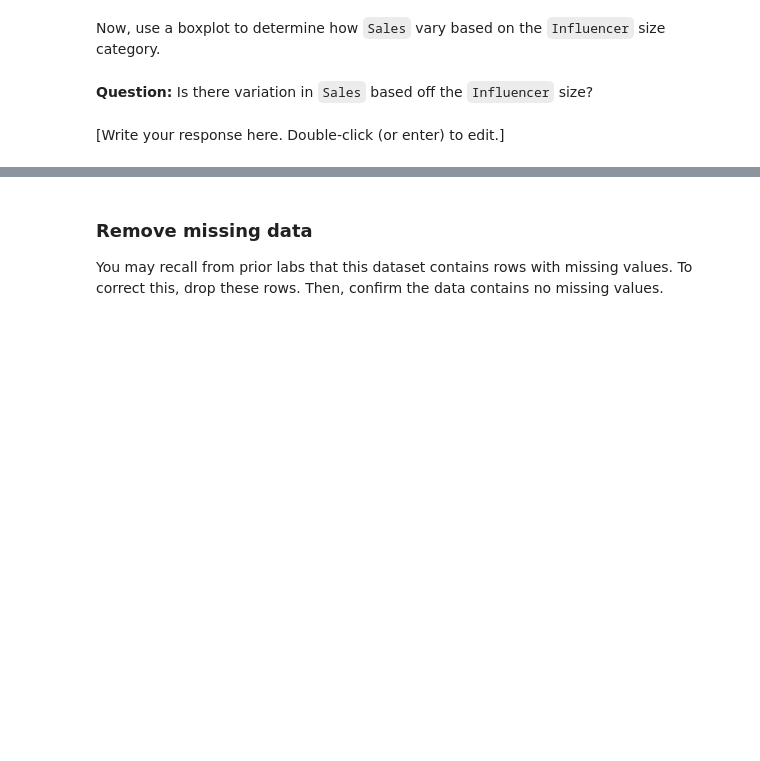
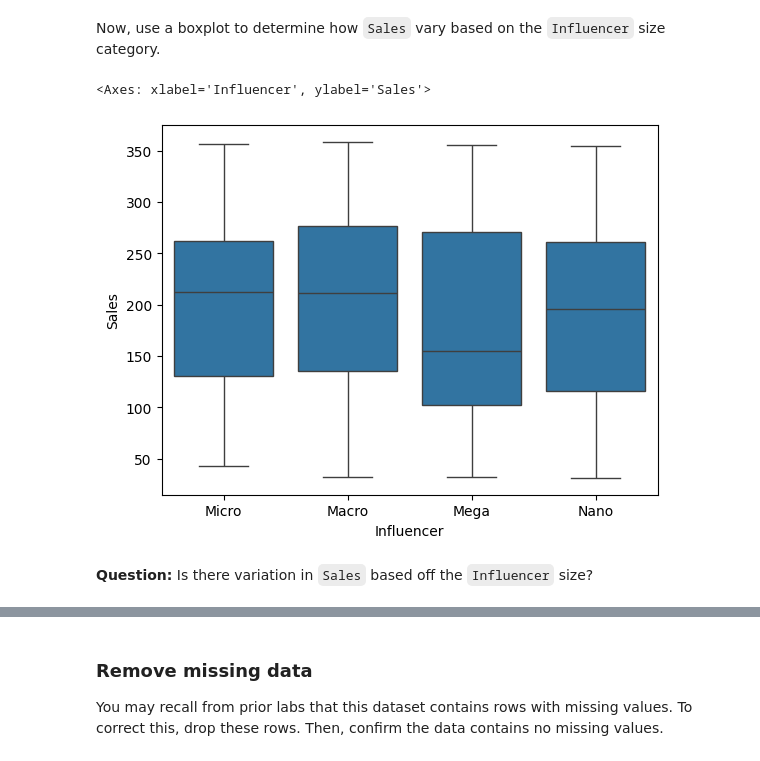
Before and after one commit to Cyberoctane29/Python-For-Data-Analysis, a Jupyter notebook: Course-5/Module_4/2_activity_hypothesis_testing_with_python.ipynb, the cells around one changed output, grey strips where cells are left out. Saved outputs shown, nothing was run; the diff lists cells and outputs as text; code cells hidden in the pictures; blank space fills up the shorter version.

```diff
--- a/Course-5/Module_4/2_activity_hypothesis_testing_with_python.ipynb
+++ b/Course-5/Module_4/2_activity_hypothesis_testing_with_python.ipynb
@@ -84,8 +116,9 @@ Now, use a boxplot to determine how `Sales` vary based on the `Influencer` size
 # %%
 # Create a boxplot with Influencer and Sales.
 
-### YOUR CODE HERE ###
+sns.boxplot(x="Influencer",y="Sales",data=data)
+# %% [output]
+<Axes: xlabel='Influencer', ylabel='Sales'>
+[figure, added]
 # %% [markdown]
 **Question:** Is there variation in `Sales` based off the `Influencer` size?
-# %% [markdown]
-[Write your response here. Double-click (or enter) to edit.]
```
Also changed, not shown: parts of 43 cells of this notebook.
